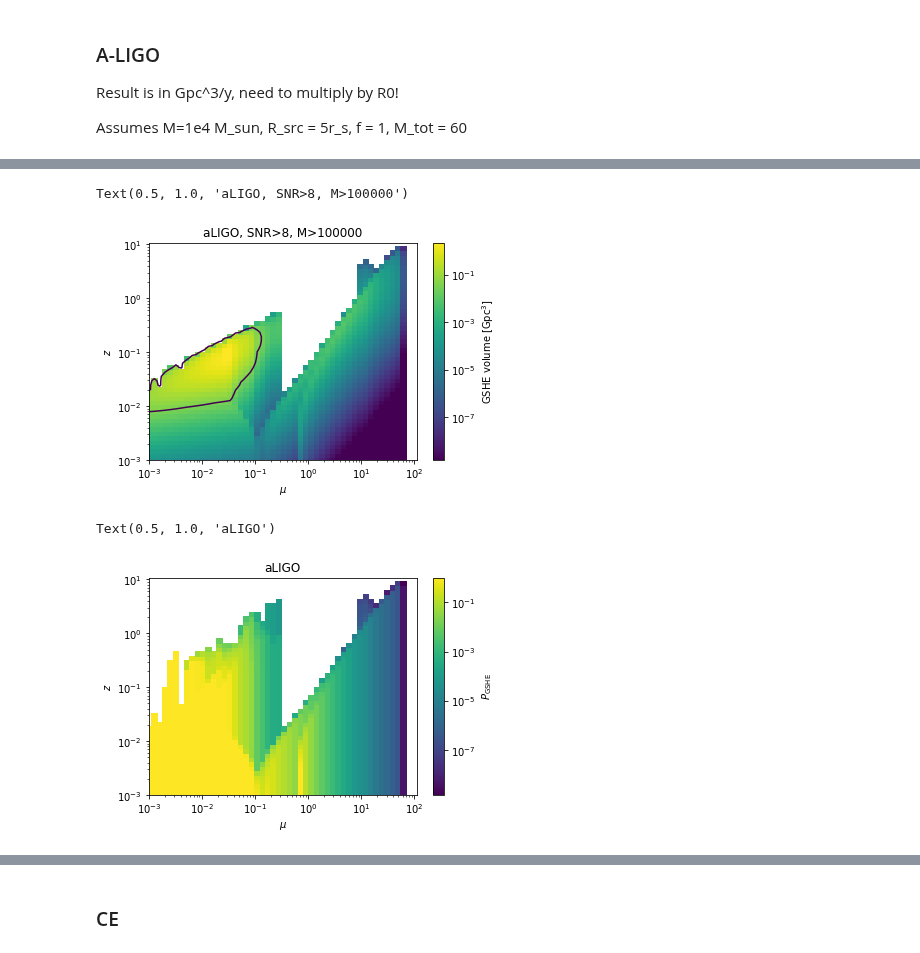
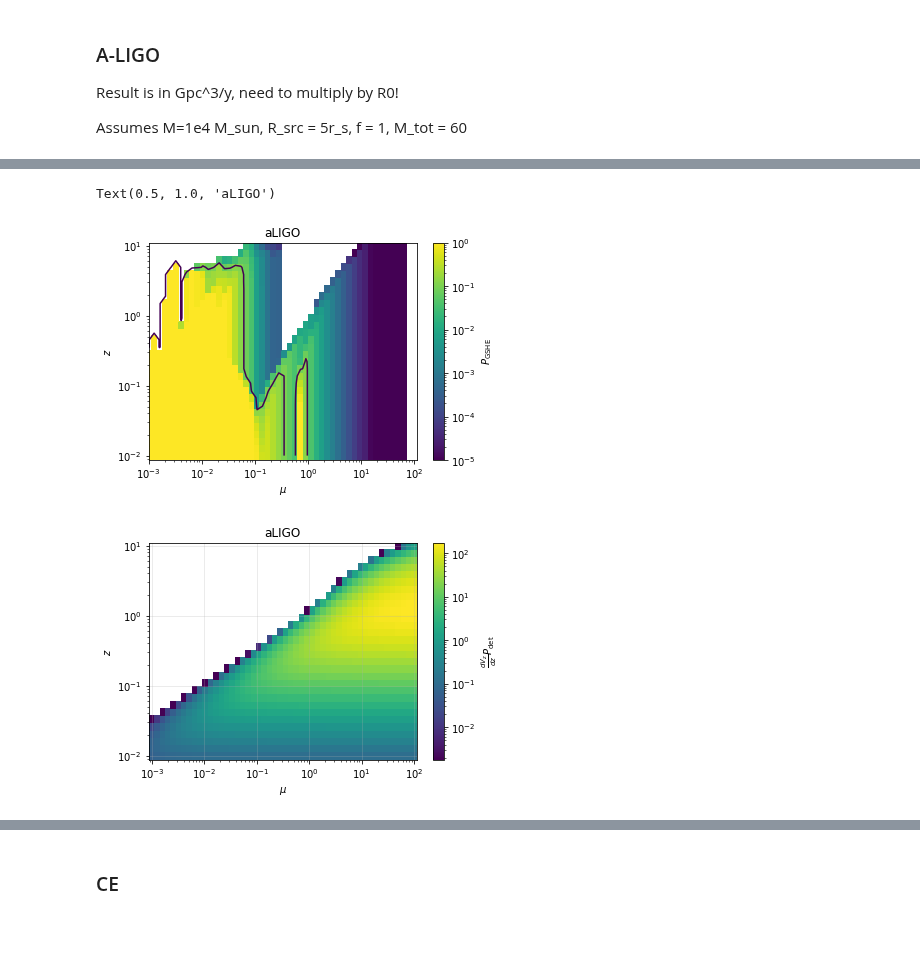
Before and after one commit to Richard-Sti/GSHE_public, a Jupyter notebook: scripts/prospective_constraints.ipynb, the cells around one changed output, grey strips where cells are left out. Drawn from its saved outputs; the diff is of its cells as text; code cells hidden in the pictures.

```diff
--- a/scripts/prospective_constraints.ipynb
+++ b/scripts/prospective_constraints.ipynb
@@ -403,0 +447,9 @@ print(rate, rate*R0)
+# %%
+reload(fc)
+snr_th = 8
+M_bbh = 60
+M_fid = 1e4
+R0 = 30
+experiment='LIGO'
+
+ligo_out = fc.GSHE_rates(M_bbh,fc.psd_ligo, fc.aligo_file,return_arrays=True,snr_th=snr_th,M_fid=M_fid,R0=R0)
@@ -404,30 +482,38 @@ print(rate, rate*R0)
 # %%
-integrand=np.abs(integrand)
-norm=colors.LogNorm(vmin=var[var>0].min(), vmax=integrand.max())
+output = ligo_out
+var = output['P_GSHE']
+mus= output['mu_vals']
+zs = output['z_vals']
+minimum = max(var[var>0].min(),1e-5*var.max())
+norm=colors.LogNorm(vmin=minimum, vmax=var.max())
 
-c = plt.pcolor(mus,zs,integrand,norm=norm)
-c2 = plt.contour(mus,zs,integrand,[1/R0])
-plt.colorbar(c,label='GSHE volume [Gpc$^3$]')
+c = plt.pcolor(mus,zs,var,norm=norm)
+c2 = plt.contour(mus,zs,var,[0.1])
+plt.colorbar(c,label=r'$P_{\rm GSHE}$')
 plt.xscale('log')
 plt.yscale('log')
 plt.xlabel(r'$\mu$')
 plt.ylabel(r'$z$')
-plt.title('aLIGO, SNR>%g, M>%g'%(snr_th,M_fid))
+plt.title('aLIGO')
 # %% [output]
-Text(0.5, 1.0, 'aLIGO, SNR>8, M>100000')
+Text(0.5, 1.0, 'aLIGO')
-[figure, old version]
+[figure, new version]
 # %%
-var=P_GSHE
-norm=colors.LogNorm(vmin=var[var>0].min(), vmax=var.max())
+output = ligo_out
+var = output['dVzdz']*output['p_det']
+mus= output['mu_vals']
+zs = output['z_vals']
+minimum = max(var[var>0].min(),1e-5*var.max())
+norm=colors.LogNorm(vmin=minimum, vmax=var.max())
 
 c = plt.pcolor(mus,zs,var,norm=norm)
-c2 = plt.contour(mus,zs,var,[1])
-plt.colorbar(c,label=r'$P_{\rm GSHE}$')
+# c2 = plt.contour(mus,zs,integrand,[1])
+plt.colorbar(c,label=r'$\frac{dV_z}{dz}P_{\rm det}$')
 plt.xscale('log')
 plt.yscale('log')
 plt.xlabel(r'$\mu$')
 plt.ylabel(r'$z$')
 plt.title('aLIGO')
+plt.grid(alpha=0.3)
 # %% [output]
-Text(0.5, 1.0, 'aLIGO')
-[figure, old version]
+[figure, new version]
```
Also changed, not shown: parts of 42 cells of this notebook, 2 other files.
